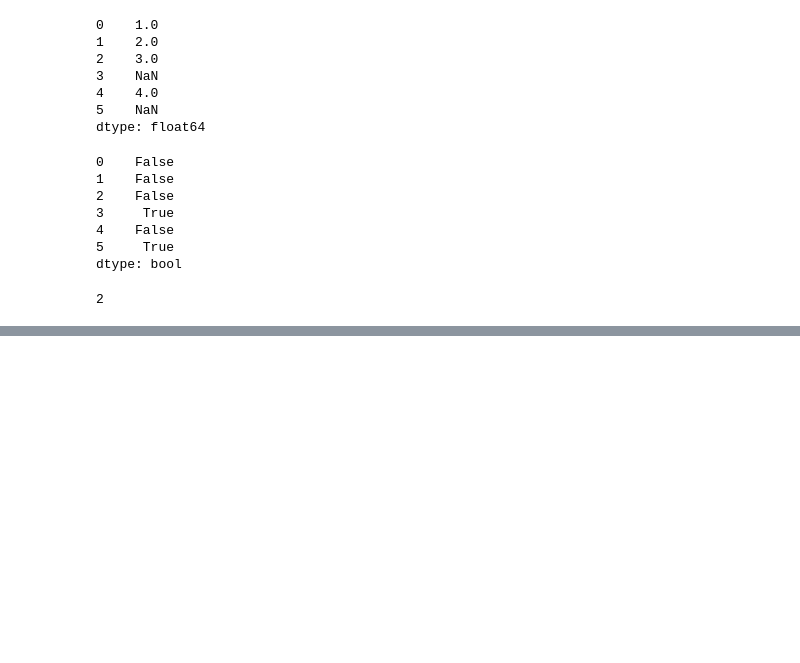
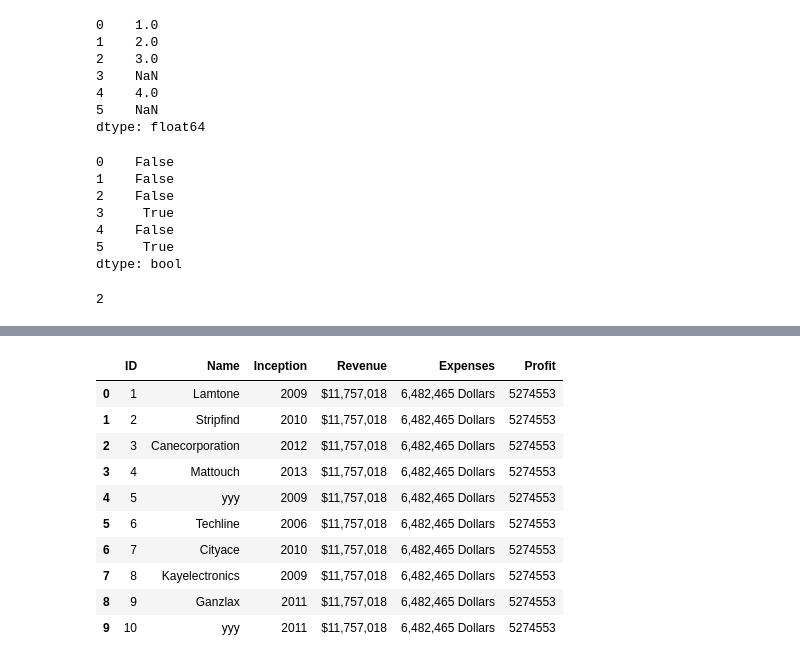
Before and after one commit to Shantonu-Acharjee/All-Gide-Bank, a Jupyter notebook: ARTIFICIAL_INTELLIGENCE_Gide_Bank/MACHINE_LEARNING_GIDE_BANK/PANDAS/Pandas_Gide.ipynb, the cells around one changed output, grey strips where cells are left out. Drawn from its saved outputs; the diff is of its cells as text; code cells hidden in the pictures; blank space fills up the shorter version.

```diff
--- a/ARTIFICIAL_INTELLIGENCE_Gide_Bank/MACHINE_LEARNING_GIDE_BANK/PANDAS/Pandas_Gide.ipynb
+++ b/ARTIFICIAL_INTELLIGENCE_Gide_Bank/MACHINE_LEARNING_GIDE_BANK/PANDAS/Pandas_Gide.ipynb
@@ -1123,0 +1126,3 @@ sr.isnull().sum()
+# %%
+df = pd.read_csv('Fortune_15.csv')
+df
@@ -1123,0 +1151,14 @@ sr.isnull().sum()
+# %%
+df.dropna(axis= 1) # delete the col which have null valu
+# %% [output]
+|  | ID | Name | Inception | Revenue | Expenses | Profit |
+| 0 | 1 | Lamtone | 2009 | $11,757,018 | 6,482,465 Dollars | 5274553 |
+| 1 | 2 | Stripfind | 2010 | $11,757,018 | 6,482,465 Dollars | 5274553 |
+| 2 | 3 | Canecorporation | 2012 | $11,757,018 | 6,482,465 Dollars | 5274553 |
+| 3 | 4 | Mattouch | 2013 | $11,757,018 | 6,482,465 Dollars | 5274553 |
+| 4 | 5 | yyy | 2009 | $11,757,018 | 6,482,465 Dollars | 5274553 |
+| 5 | 6 | Techline | 2006 | $11,757,018 | 6,482,465 Dollars | 5274553 |
+| 6 | 7 | Cityace | 2010 | $11,757,018 | 6,482,465 Dollars | 5274553 |
+| 7 | 8 | Kayelectronics | 2009 | $11,757,018 | 6,482,465 Dollars | 5274553 |
+| 8 | 9 | Ganzlax | 2011 | $11,757,018 | 6,482,465 Dollars | 5274553 |
+| 9 | 10 | yyy | 2011 | $11,757,018 | 6,482,465 Dollars | 5274553 |
```
Also changed, not shown: parts of 11 cells of this notebook.
